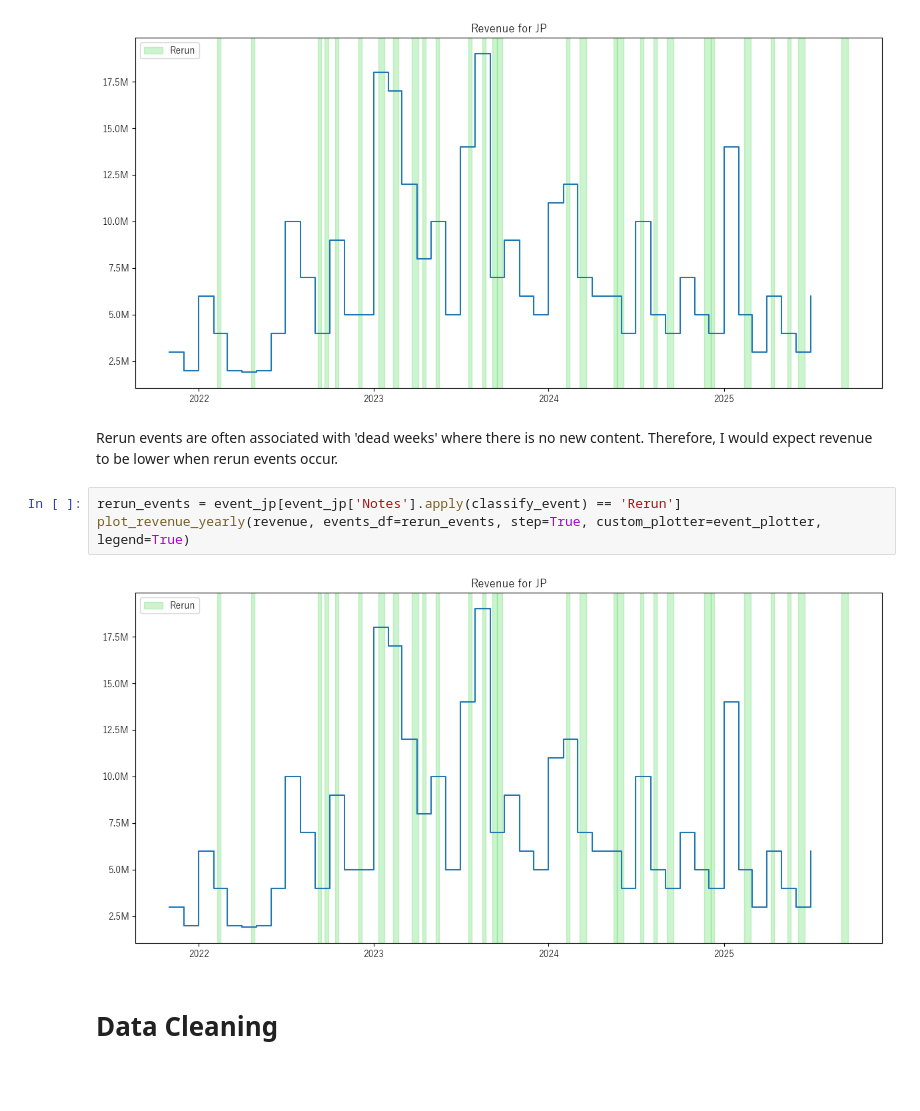
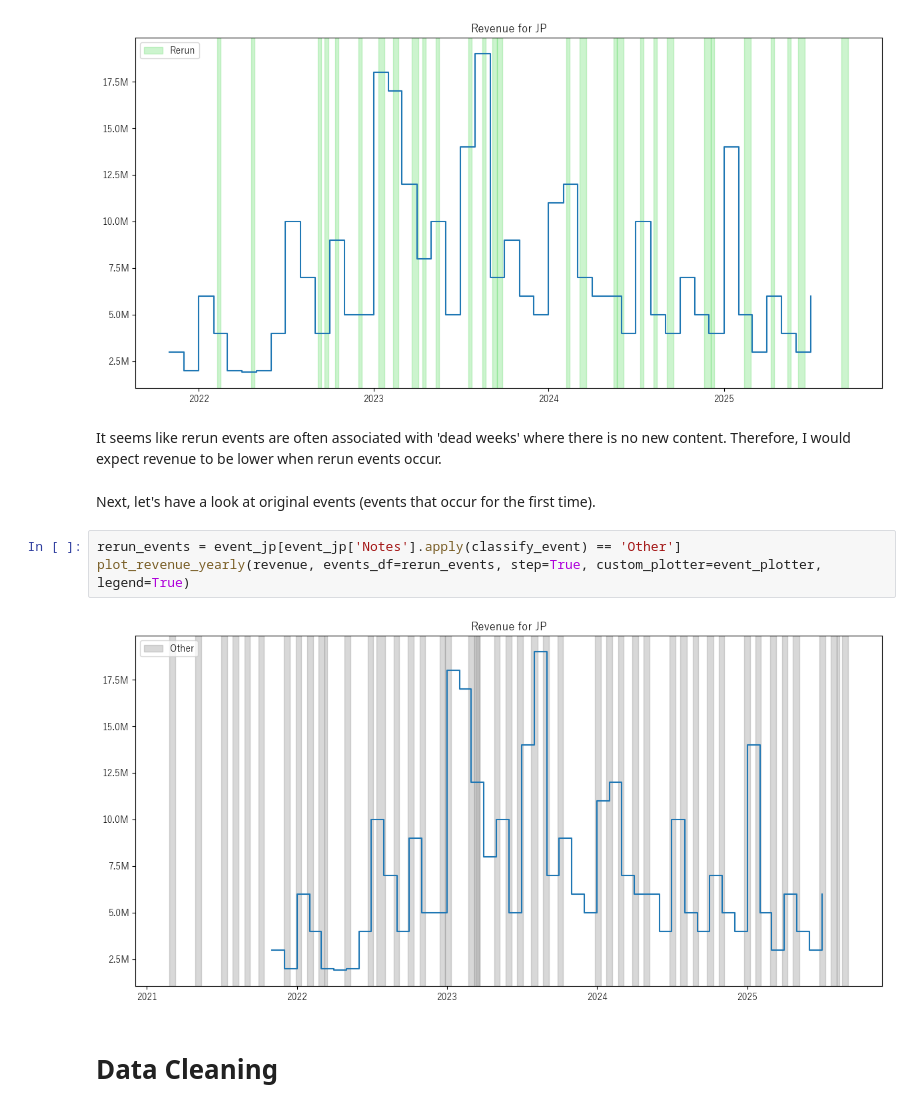
Before and after one commit to willowisp01/blue-archive-forecasting, a Jupyter notebook: analysis.ipynb, the cells around one changed output. Cells and saved outputs as stored; diff of their text form; blank space fills up the shorter version.

```diff
--- a/analysis.ipynb
+++ b/analysis.ipynb
@@ -531,12 +533,14 @@ plot_revenue_yearly(revenue, events_df=rerun_events, step=True, custom_plotter=e
 # %% [output]
 [figure]
 # %% [markdown]
-Rerun events are often associated with 'dead weeks' where there is no new content. Therefore, I would expect revenue to be lower when rerun events occur.
+It seems like rerun events are often associated with 'dead weeks' where there is no new content. Therefore, I would expect revenue to be lower when rerun events occur.
+# %% [markdown]
+Next, let's have a look at original events (events that occur for the first time).
 # %%
-rerun_events = event_jp[event_jp['Notes'].apply(classify_event) == 'Rerun']
+rerun_events = event_jp[event_jp['Notes'].apply(classify_event) == 'Other']
 plot_revenue_yearly(revenue, events_df=rerun_events, step=True, custom_plotter=event_plotter, legend=True)
 # %% [output]
-[figure, old version]
+[figure, new version]
 # %% [markdown]
 # Data Cleaning
 # %% [markdown]
```
Also changed, not shown: parts of 20 cells of this notebook.
